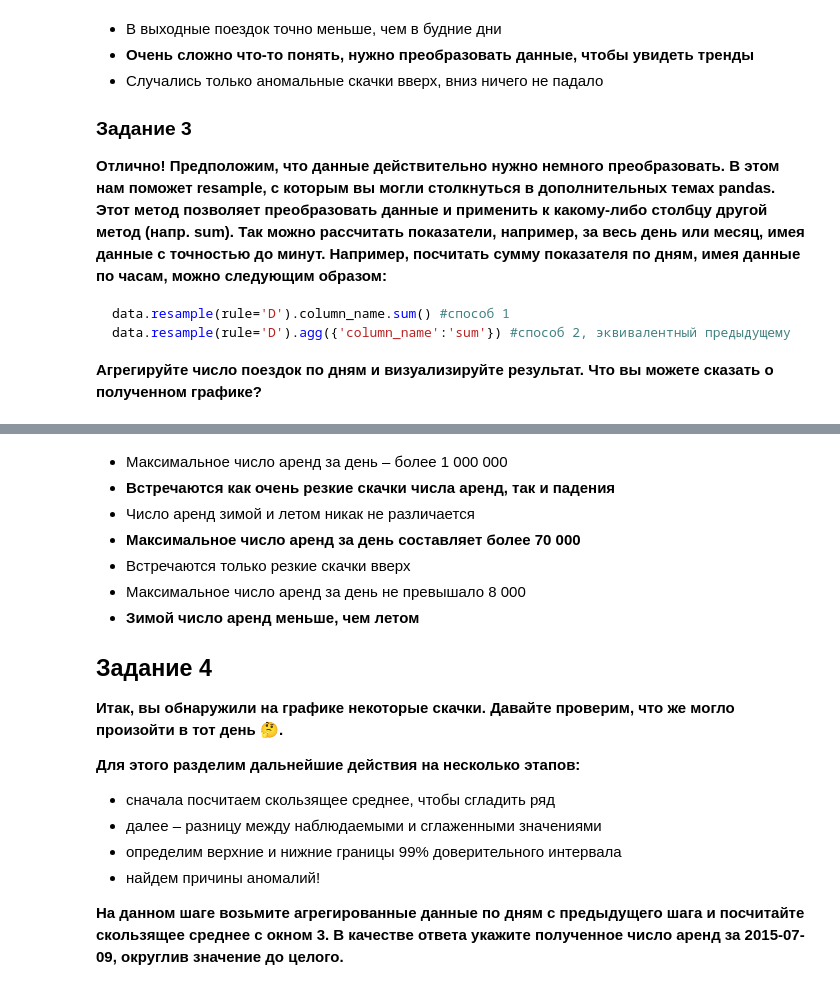
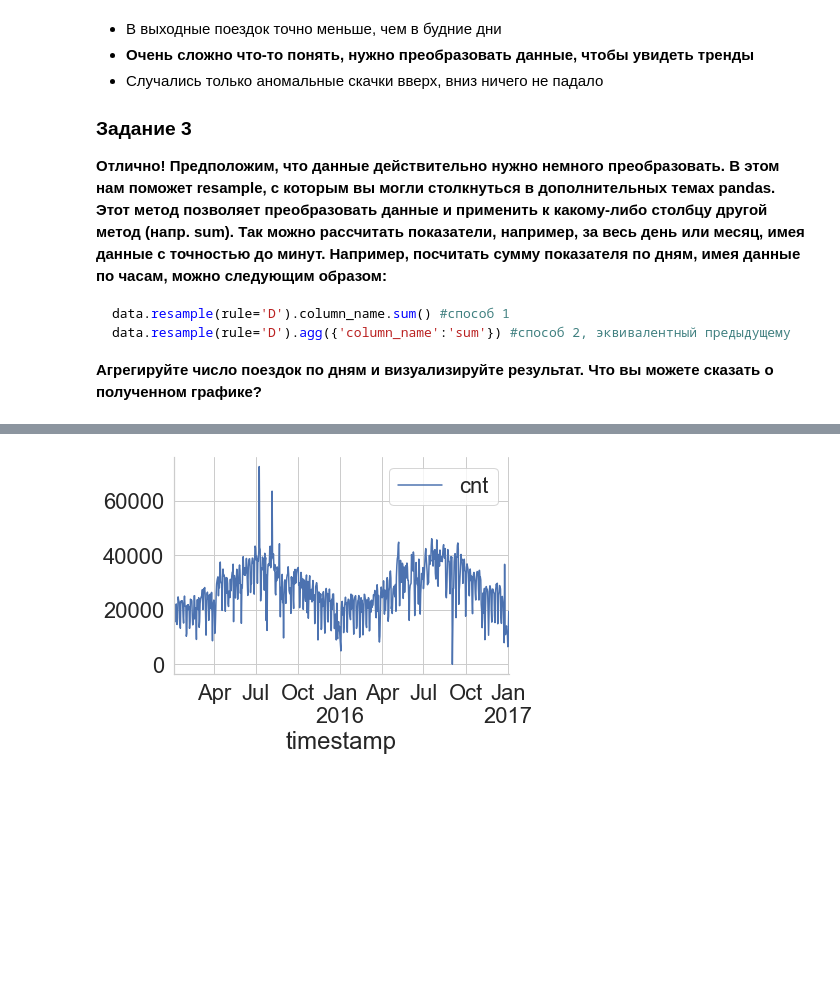
Before and after one commit to QuantumFluxx/karpov_courses, a Jupyter notebook: Статистика/Статистический вывод/Минипроект 3.ipynb, the cells around one changed output, grey strips where cells are left out. Saved outputs shown, nothing was run; the diff lists cells and outputs as text; code cells hidden in the pictures; blank space fills up the shorter version.

```diff
--- a/Статистика/Статистический вывод/Минипроект 3.ipynb
+++ b/Статистика/Статистический вывод/Минипроект 3.ipynb
@@ -143,2 +128,0 @@ dtype: object
-# %%
-london.timestamp = pd.to_datetime(london.timestamp)
@@ -159,22 +129,8 @@ dtype: object
-# %% [markdown]
-* Максимальное число аренд за день – более 1 000 000
-* **Встречаются как очень резкие скачки числа аренд, так и падения**
-* Число аренд зимой и летом никак не различается
-* **Максимальное число аренд за день составляет более 70 000**
-* Встречаются только резкие скачки вверх
-* Максимальное число аренд за день не превышало 8 000
-* **Зимой число аренд меньше, чем летом**
-
-
-## Задание 4
-
-**Итак, вы обнаружили на графике некоторые скачки. Давайте проверим, что же могло произойти в тот день 🤔.**
-
-**Для этого разделим дальнейшие действия на несколько этапов:**
-
-* сначала посчитаем скользящее среднее, чтобы сгладить ряд
-* далее – разницу между наблюдаемыми и сглаженными значениями
-* определим верхние и нижние границы 99% доверительного интервала
-* найдем причины аномалий!
-
-**На данном шаге возьмите агрегированные данные по дням с предыдущего шага и посчитайте скользящее среднее с окном 3. В качестве ответа укажите полученное число аренд за 2015-07-09, округлив значение до целого.**
+# %%
+london.sort_values(by='timestamp', inplace=True)
+london.set_index('timestamp', drop=False, inplace=True)
+# %%
+london.resample('D').agg({'cnt':'sum'}).plot()
+sns.despine()
+# %% [output]
+[figure, added]
```
Also changed, not shown: parts of 20 cells of this notebook, 3 other files.
